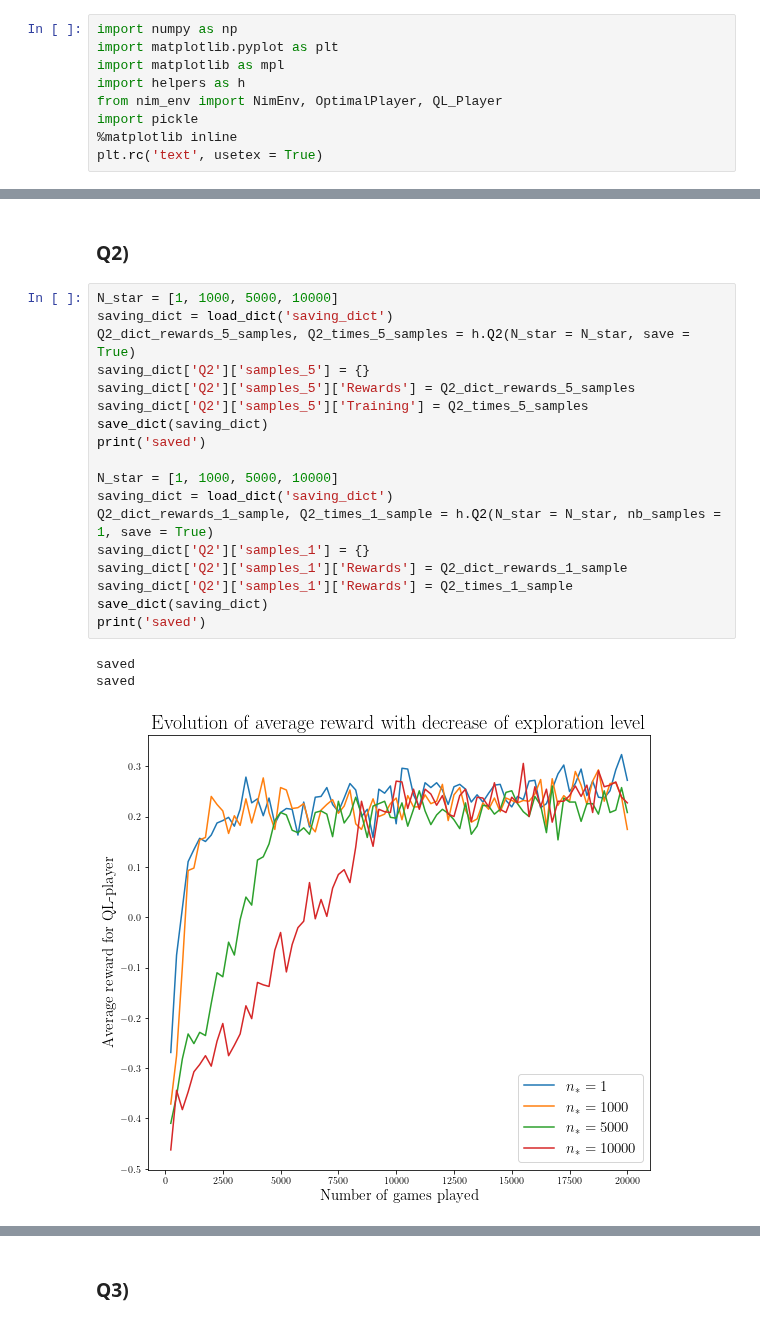
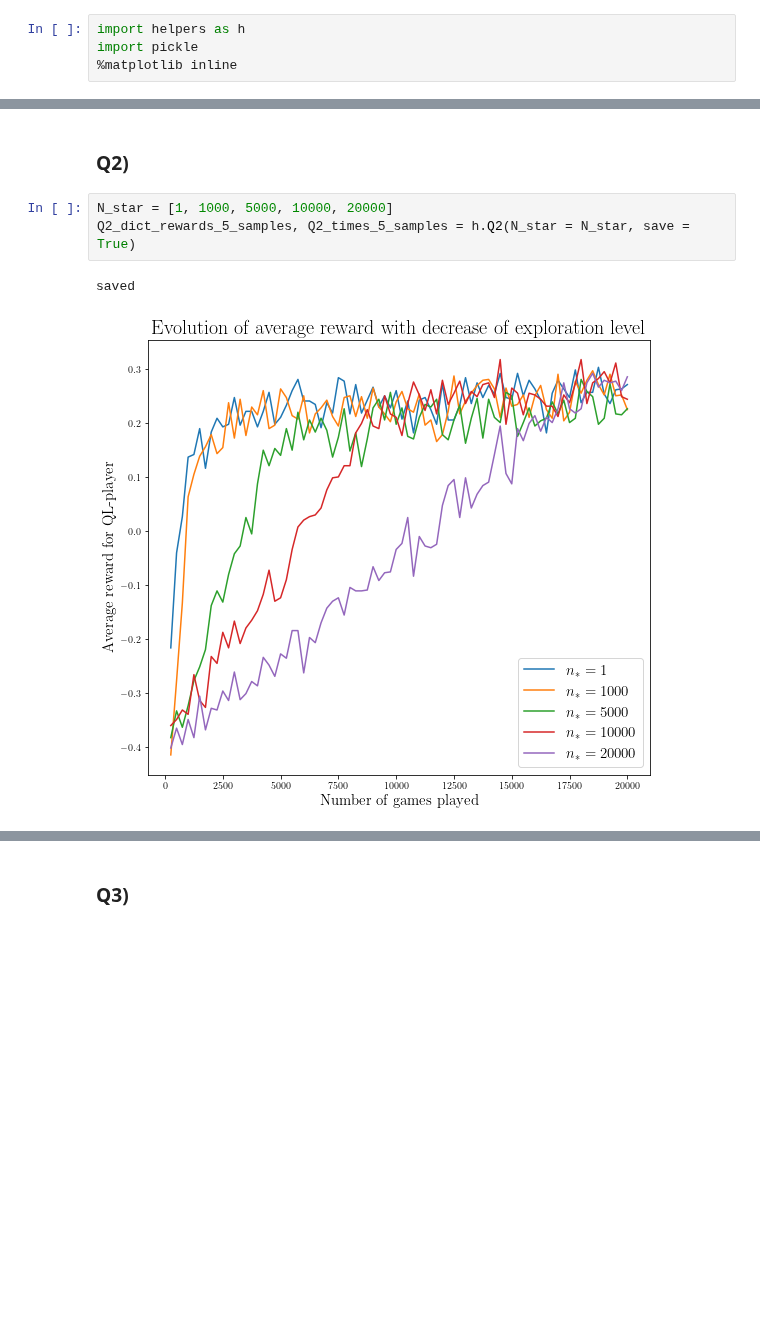
Before and after one commit to louisPoulain/ANN_NIM, a Jupyter notebook: main.ipynb, the cells around one changed output, grey strips where cells are left out. Saved outputs shown, nothing was run; the diff lists cells and outputs as text; blank space fills up the shorter version.

```diff
--- a/main.ipynb
+++ b/main.ipynb
@@ -1,11 +1,6 @@
 # %%
-import numpy as np
-import matplotlib.pyplot as plt
-import matplotlib as mpl
 import helpers as h
-from nim_env import NimEnv, OptimalPlayer, QL_Player
 import pickle
 %matplotlib inline
-plt.rc('text', usetex = True)
 # %% [markdown]
 # Q-Learning agent
@@ -43,24 +69,8 @@ print('saved')
 # %% [markdown]
 ### Q2)
 # %%
-N_star = [1, 1000, 5000, 10000]
-saving_dict = load_dict('saving_dict')
+N_star = [1, 1000, 5000, 10000, 20000]
 Q2_dict_rewards_5_samples, Q2_times_5_samples = h.Q2(N_star = N_star, save = True)
-saving_dict['Q2']['samples_5'] = {}
-saving_dict['Q2']['samples_5']['Rewards'] = Q2_dict_rewards_5_samples
-saving_dict['Q2']['samples_5']['Training'] = Q2_times_5_samples
-save_dict(saving_dict)
-print('saved')
-
-N_star = [1, 1000, 5000, 10000]
-saving_dict = load_dict('saving_dict')
-Q2_dict_rewards_1_sample, Q2_times_1_sample = h.Q2(N_star = N_star, nb_samples = 1, save = True)
-saving_dict['Q2']['samples_1'] = {}
-saving_dict['Q2']['samples_1']['Rewards'] = Q2_dict_rewards_1_sample
-saving_dict['Q2']['samples_1']['Rewards'] = Q2_times_1_sample
-save_dict(saving_dict)
-print('saved')
 # %% [output]
 saved
-saved
-[figure, old version]
+[figure, new version]
```
Also changed, not shown: parts of 20 cells of this notebook, 6 other files.
